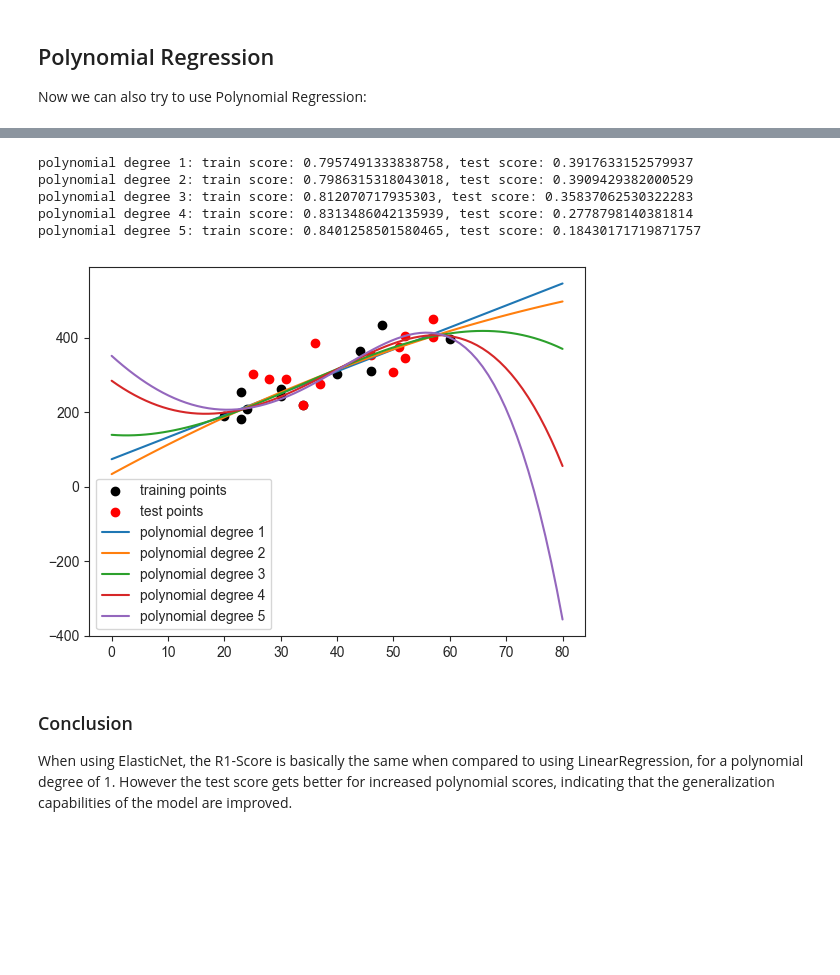
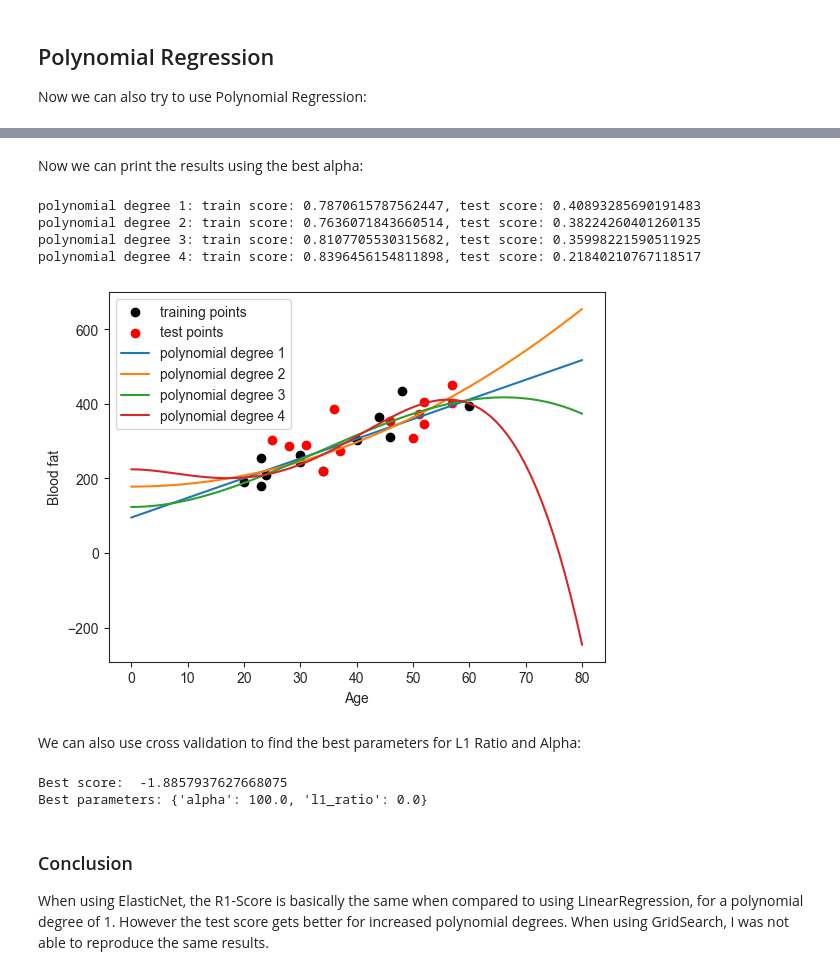
Before and after one commit to Julfried/MLDEIL_HW, a Jupyter notebook: Assignment_1/main.ipynb, the cells around one changed output, grey strips where cells are left out. Saved outputs shown, nothing was run; the diff lists cells and outputs as text; code cells hidden in the pictures; blank space fills up the shorter version.

```diff
--- a/Assignment_1/main.ipynb
+++ b/Assignment_1/main.ipynb
@@ -124,6 +125,8 @@ X_train_sorted = X_train[sorted_indices]
 y_train_sorted = y_train[sorted_indices]
 
 fig, ax = plt.subplots()
+ax.set_xlabel('Age')
+ax.set_ylabel('Blood fat')
 
 # plot Training and test data
 ax.scatter(X_train, y_train, label='training points', color='black')
@@ -136,7 +139,7 @@ for degree in range(1, 5):
     # Generate a range of values for plotting
     x_values = np.linspace(0, 80, 80).reshape(-1, 1)
 
-    # Predictions on the combined data
+    # Predictions to plot the graph
     y_values_pred = model.predict(x_values)
 
     ax.plot(x_values, y_values_pred, label=f'polynomial degree {degree}')
@@ -165,55 +221,71 @@ Now we can also try to use Polynomial Regression:
+# %% [markdown]
+Now we can print the results using the best alpha:
 # %%
-train_split = 0.5
-
-# Split the data into training and test sets
-X_train, X_test, y_train, y_test = train_test_split(
-    bloodfatdata['Age'].values.reshape(-1, 1),
-    bloodfatdata['Blood fat'].values,
-    train_size=train_split,
-    test_size=1-train_split,
-    shuffle=True,
-    random_state=6
-)
-
-# Sort the training data based on Age
-sorted_indices = np.argsort(X_train.flatten())
-X_train_sorted = X_train[sorted_indices]
-y_train_sorted = y_train[sorted_indices]
-
 fig, ax = plt.subplots()
+ax.set_xlabel('Age')
+ax.set_ylabel('Blood fat')
 
 # plot Training and test data
 ax.scatter(X_train, y_train, label='training points', color='black')
 ax.scatter(X_test, y_test, label='test points', color='red')
 
-for degree in range(1, 6):
-    model = make_pipeline(PolynomialFeatures(degree), ElasticNet(alpha=1e-3, l1_ratio=1))
+for degree in range(1, 5):
+    model = make_pipeline(PolynomialFeatures(degree), enet)
     model.fit(X_train_sorted, y_train_sorted)
 
     # Generate a range of values for plotting
     x_values = np.linspace(0, 80, 80).reshape(-1, 1)
 
-    # Predictions on the combined data
+    # Predictions to plot the graph
     y_values_pred = model.predict(x_values)
 
     ax.plot(x_values, y_values_pred, label=f'polynomial degree {degree}')
     ax.legend()
 
     y_train_pred = model.predict(X_train_sorted)
     y_test_pred = model.predict(X_test)
 
     r2_train = r2_score(y_train_sorted, y_train_pred)
     r2_test = r2_score(y_test, y_test_pred)
     print(f'polynomial degree {degree}: train score: {r2_train}, test score: {r2_test}')
 
 plt.show()
 # %% [output]
-polynomial degree 1: train score: 0.7957491333838758, test score: 0.3917633152579937
-polynomial degree 2: train score: 0.7986315318043018, test score: 0.3909429382000529
-polynomial degree 3: train score: 0.812070717935303, test score: 0.35837062530322283
-polynomial degree 4: train score: 0.8313486042135939, test score: 0.2778798140381814
-polynomial degree 5: train score: 0.8401258501580465, test score: 0.18430171719871757
+polynomial degree 1: train score: 0.7870615787562447, test score: 0.40893285690191483
+polynomial degree 2: train score: 0.7636071843660514, test score: 0.38224260401260135
+polynomial degree 3: train score: 0.8107705530315682, test score: 0.35998221590511925
+polynomial degree 4: train score: 0.8396456154811898, test score: 0.21840210767118517
-[figure, old version]
+[figure, new version]
+# %% [markdown]
+We can also use cross validation to find the best parameters for L1 Ratio and Alpha:
+# %%
+train_split = 0.5
+
+# Split the data into training and test sets
+X_train, X_test, y_train, y_test = train_test_split(
+    bloodfatdata['Age'].values.reshape(-1, 1),
+    bloodfatdata['Blood fat'].values,
+    train_size=train_split,
+    test_size=1-train_split,
+    shuffle=True,
+    random_state=6
+)
+
+parameters = {
+    'alpha': np.logspace(-2, 2, 100),
+    'l1_ratio': np.linspace(0, 1, 10)
+}
+
+enet = ElasticNet(max_iter=10000)
+
+gs = GridSearchCV(estimator=enet, param_grid=parameters, cv=5)
+gs.fit(X_train, y_train)
+
+print('Best score: ', gs.best_score_)
+print('Best parameters:', gs.best_params_)
+# %% [output]
+Best score:  -1.8857937627668075
+Best parameters: {'alpha': 100.0, 'l1_ratio': 0.0}
 # %% [markdown]
 ### Conclusion
-When using ElasticNet, the R1-Score is basically the same when compared to using LinearRegression, for a polynomial degree of 1. However the test score gets better for increased polynomial scores, indicating that the generalization capabilities of the model are improved.
+When using ElasticNet, the R1-Score is basically the same when compared to using LinearRegression, for a polynomial degree of 1. However the test score gets better for increased polynomial degrees. When using GridSearch, I was not able to reproduce the same results.
```
Also changed, not shown: parts of 5 cells of this notebook.
